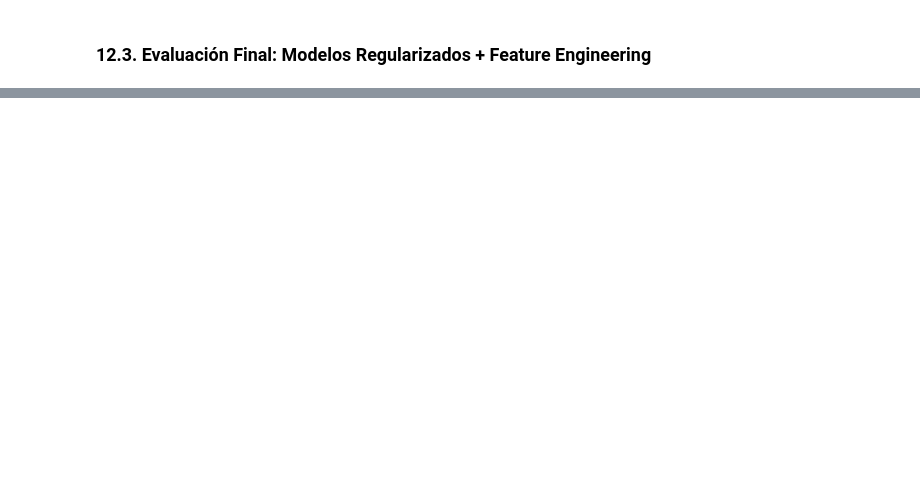
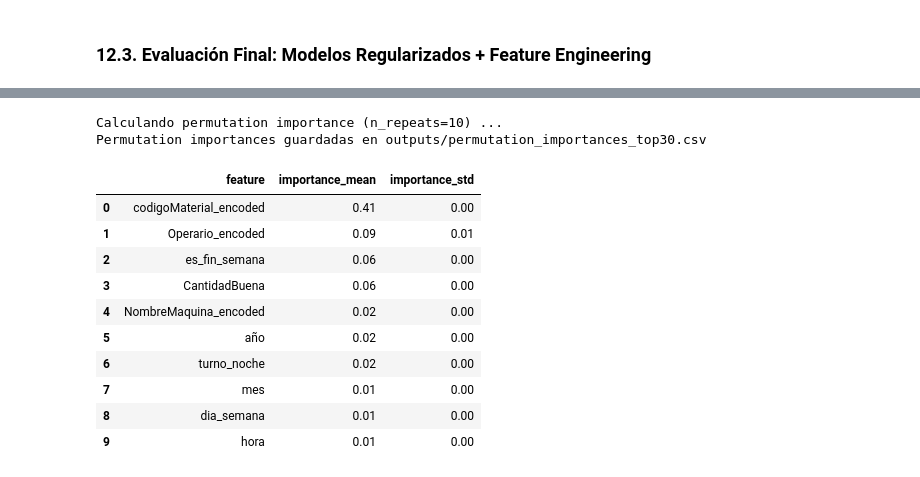
Before and after one commit to Henao13/Data-SciencePI, a Jupyter notebook: eda_incial (1).ipynb, the cells around one changed output, grey strips where cells are left out. Saved outputs shown, nothing was run; the diff lists cells and outputs as text; code cells hidden in the pictures; blank space fills up the shorter version.

```diff
--- a/eda_incial (1).ipynb
+++ b/eda_incial (1).ipynb
@@ -2822,0 +2384,11 @@ print(conclusions)
+# %%
+# 13.2. Aplicar split estratificado sobre el target limpio y codificar features
+# Reutilizamos la función create_train_test_split definida anteriormente
+train_clean, test_clean = create_train_test_split(df_clean, test_size=0.2, stratify_column='tiempo_total_min_clean')
+# Aplicar la codificación/transformación coherente definida en el notebook
+X_train_c, y_train_c, X_test_c, y_test_c, enc_maps_c = aplicar_codificacion(train_clean, test_clean, target_col='tiempo_total_min_clean', alpha=5)
+print('Shapes tras codificación: ', X_train_c.shape, X_test_c.shape)
+# opcional: aplicar log1p para experimento alternativo
+y_train_log = np.log1p(y_train_c)
+y_test_log = np.log1p(y_test_c)
+print('Aplicada transformación log1p al target (experimental)')
@@ -2822,0 +2501,33 @@ print(conclusions)
+# %%
+# 13.5 Permutation importance sobre el test holdout (mejor modelo)
+# Usamos `best_et` si está disponible, si no usamos `et` reentrenado
+model_for_perm = globals().get('best_et', None)
+if model_for_perm is None:
+    model_for_perm = et
+    # asegurarnos de que esté entrenado
+    if not hasattr(model_for_perm, 'feature_importances_'):
+        model_for_perm.fit(X_train_c, y_train_c)
+
+print('Calculando permutation importance (n_repeats=10) ...')
+perm = permutation_importance(model_for_perm, X_test_c, y_test_c, n_repeats=10, random_state=RANDOM_SEED, n_jobs=-1)
+imp_df = pd.DataFrame({'feature': X_test_c.columns, 'importance_mean': perm.importances_mean, 'importance_std': perm.importances_std})
+imp_df = imp_df.sort_values('importance_mean', ascending=False).reset_index(drop=True)
+# Guardar top 30
+imp_df.head(30).to_csv('outputs/permutation_importances_top30.csv', index=False)
+print('Permutation importances guardadas en outputs/permutation_importances_top30.csv')
+# Mostrar top 10
+display(imp_df.head(10))
+# %% [output]
+Calculando permutation importance (n_repeats=10) ...
+Permutation importances guardadas en outputs/permutation_importances_top30.csv
+|  | feature | importance_mean | importance_std |
+| 0 | codigoMaterial_encoded | 0.41 | 0.00 |
+| 1 | Operario_encoded | 0.09 | 0.01 |
+| 2 | es_fin_semana | 0.06 | 0.00 |
+| 3 | CantidadBuena | 0.06 | 0.00 |
+| 4 | NombreMaquina_encoded | 0.02 | 0.00 |
+| 5 | año | 0.02 | 0.00 |
+| 6 | turno_noche | 0.02 | 0.00 |
+| 7 | mes | 0.01 | 0.00 |
+| 8 | dia_semana | 0.01 | 0.00 |
+| 9 | hora | 0.01 | 0.00 |
```
Also changed, not shown: parts of 16 cells of this notebook, 17 other files.
